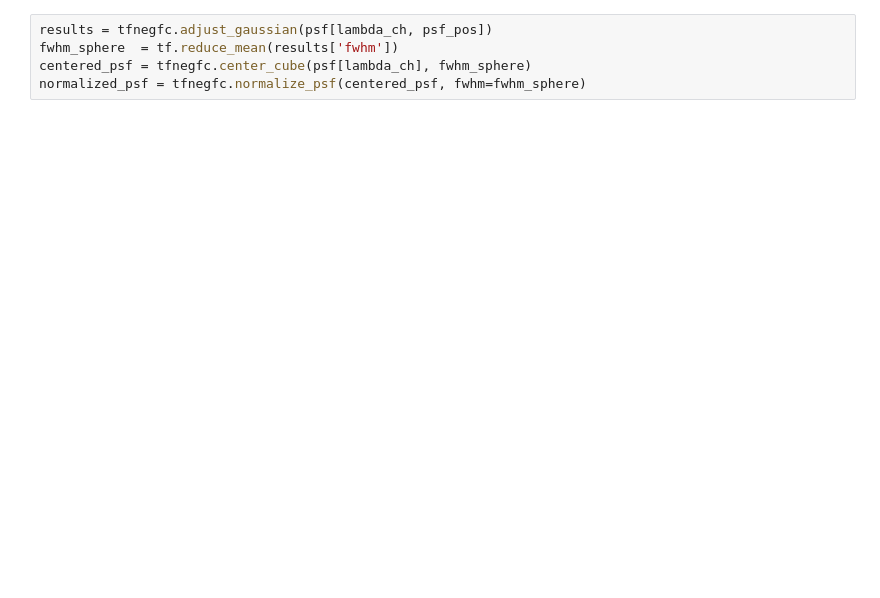
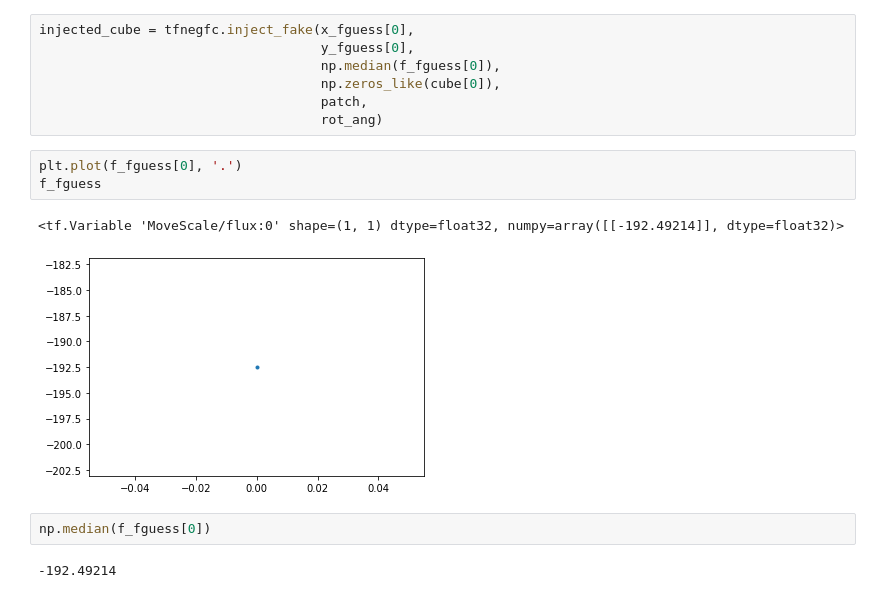
Before and after one commit to yemsnucleus/NEGFC, a Jupyter notebook: new_model.ipynb, the cells around one changed output. Drawn from its saved outputs; the diff is of its cells as text; blank space fills up the shorter version.

```diff
--- a/new_model.ipynb
+++ b/new_model.ipynb
@@ -90,6 +177,18 @@ Fits HDU-0 data successfully loaded. Data shape: (90,)
 # %%
-results = tfnegfc.adjust_gaussian(psf[lambda_ch, psf_pos])
-fwhm_sphere  = tf.reduce_mean(results['fwhm'])
-centered_psf = tfnegfc.center_cube(psf[lambda_ch], fwhm_sphere)
-normalized_psf = tfnegfc.normalize_psf(centered_psf, fwhm=fwhm_sphere)
+injected_cube = tfnegfc.inject_fake(x_fguess[0],
+                                    y_fguess[0],
+                                    np.median(f_fguess[0]),
+                                    np.zeros_like(cube[0]),
+                                    patch,
+                                    rot_ang)
+# %%
+plt.plot(f_fguess[0], '.')
+f_fguess
+# %% [output]
+<tf.Variable 'MoveScale/flux:0' shape=(1, 1) dtype=float32, numpy=array([[-192.49214]], dtype=float32)>
+[figure, added]
+# %%
+np.median(f_fguess[0])
+# %% [output]
+-192.49214
 # %%
```
Also changed, not shown: parts of 15 cells of this notebook, 6 other files.
